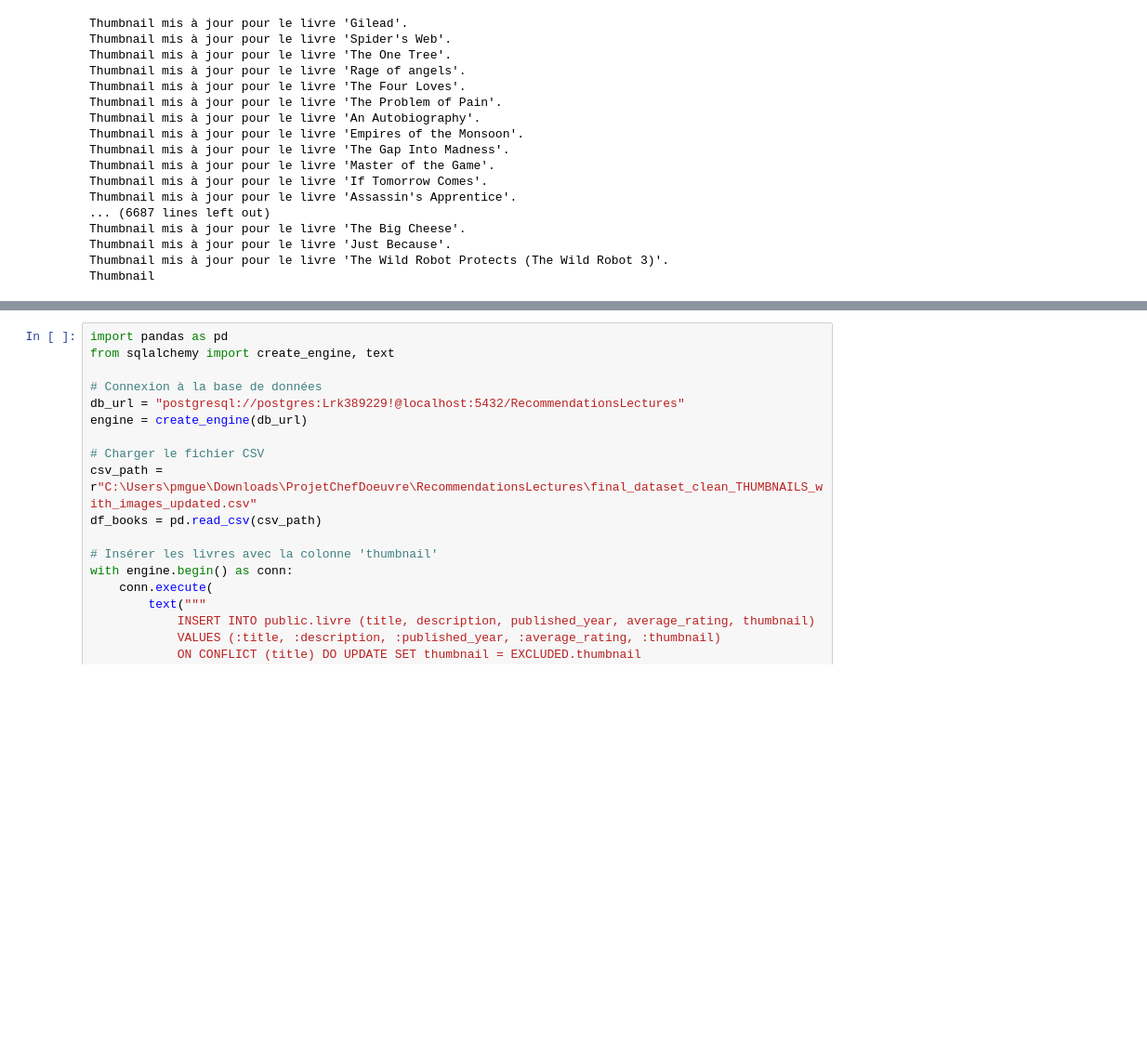
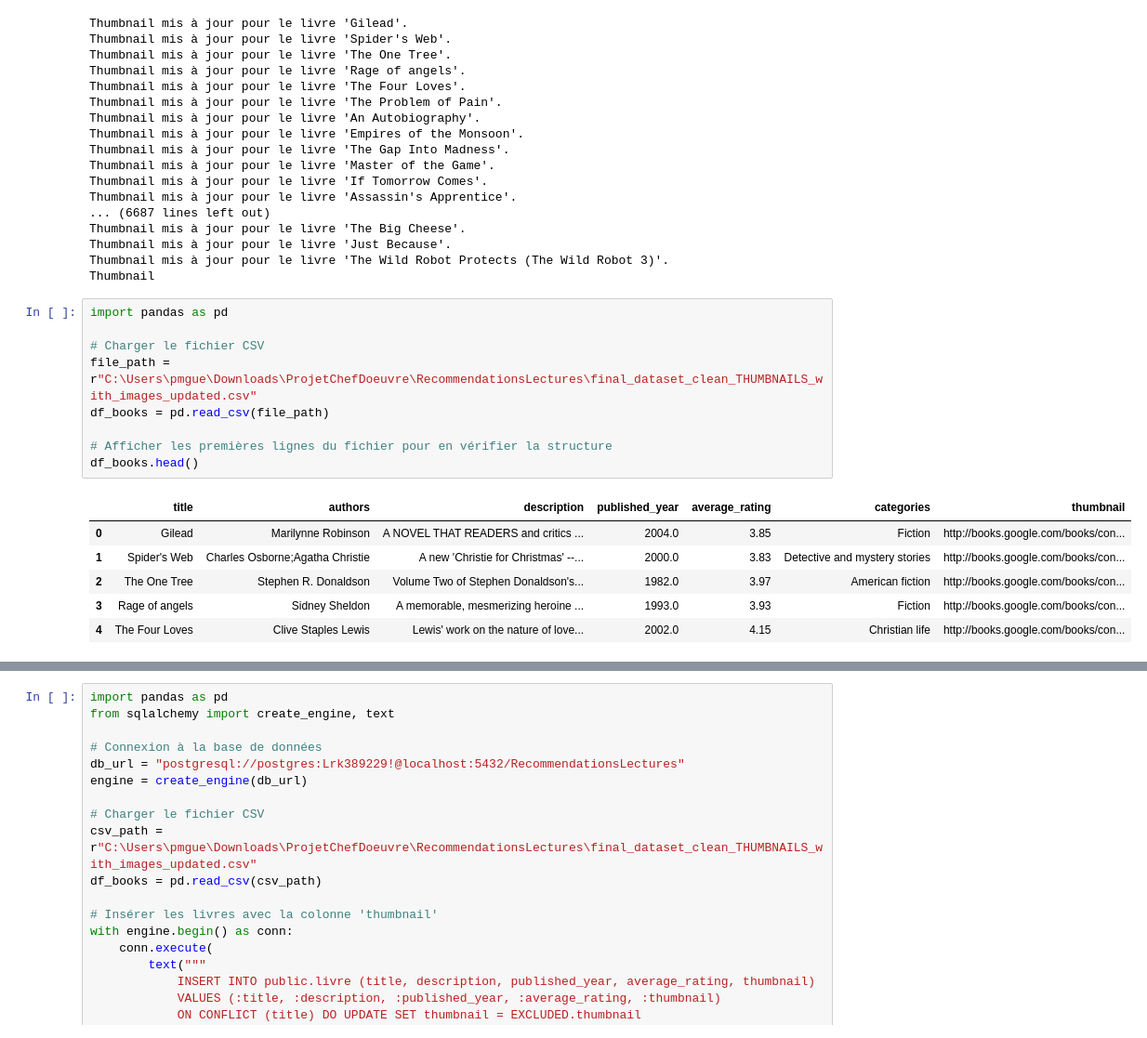
Before and after one commit to PM389229/RecommendationsLectures, a Jupyter notebook: BlocCompétences1/ScriptCompétence4.ipynb, the cells around one changed output, grey strips where cells are left out. Shown at 93% size. Drawn from its saved outputs; the diff is of its cells as text; blank space fills up the shorter version.

Commit message:
Mise à jour des notebooks et ajout du dataset

```diff
--- a/BlocCompétences1/ScriptCompétence4.ipynb
+++ b/BlocCompétences1/ScriptCompétence4.ipynb
@@ -384,3 +384,19 @@ Thumbnail mis à jour pour le livre 'The Big Cheese'.
 Thumbnail mis à jour pour le livre 'Just Because'.
 Thumbnail mis à jour pour le livre 'The Wild Robot Protects (The Wild Robot 3)'.
 Thumbnail
+# %%
+import pandas as pd
+
+# Charger le fichier CSV
+file_path = r"C:\Users\pmgue\Downloads\ProjetChefDoeuvre\RecommendationsLectures\final_dataset_clean_THUMBNAILS_with_images_updated.csv"
+df_books = pd.read_csv(file_path)
+
+# Afficher les premières lignes du fichier pour en vérifier la structure
+df_books.head()
+# %% [output]
+|  | title | authors | description | published_year | average_rating | categories | thumbnail |
+| 0 | Gilead | Marilynne Robinson | A NOVEL THAT READERS and critics ... | 2004.0 | 3.85 | Fiction | http://books.google.com/books/con... |
+| 1 | Spider's Web | Charles Osborne;Agatha Christie | A new 'Christie for Christmas' --... | 2000.0 | 3.83 | Detective and mystery stories | http://books.google.com/books/con... |
+| 2 | The One Tree | Stephen R. Donaldson | Volume Two of Stephen Donaldson's... | 1982.0 | 3.97 | American fiction | http://books.google.com/books/con... |
+| 3 | Rage of angels | Sidney Sheldon | A memorable, mesmerizing heroine ... | 1993.0 | 3.93 | Fiction | http://books.google.com/books/con... |
+| 4 | The Four Loves | Clive Staples Lewis | Lewis' work on the nature of love... | 2002.0 | 4.15 | Christian life | http://books.google.com/books/con... |
```
Also changed, not shown: parts of 12 cells of this notebook, 3 other files.
